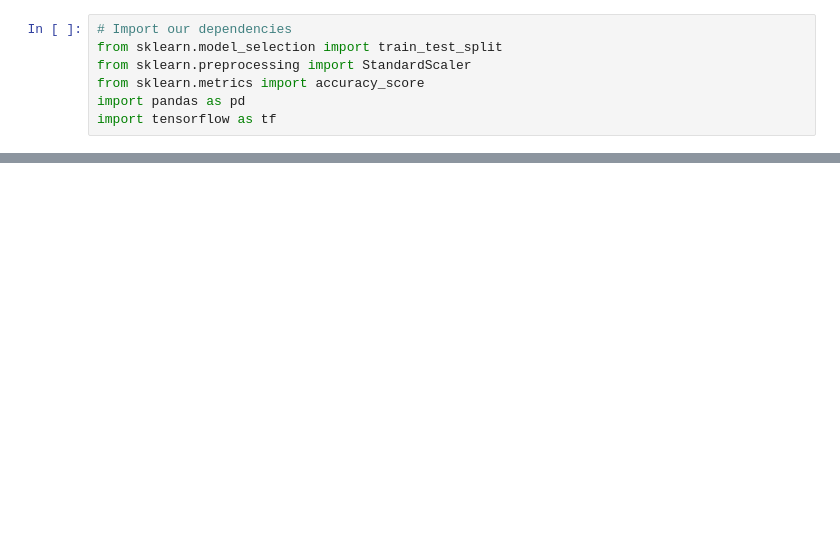
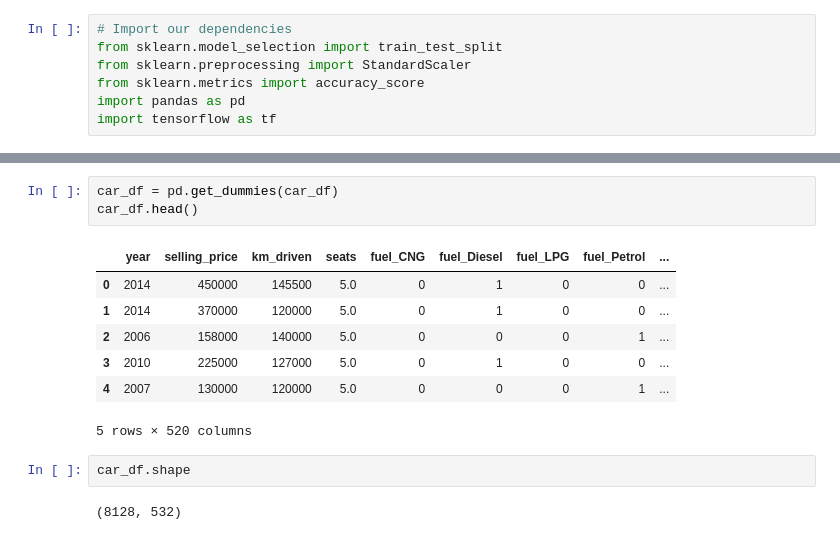
Before and after one commit to Alphaomegainfinity/Project-4_Car_Price_Predictor, a Jupyter notebook: car_price_predictor.ipynb, the cells around one changed output, grey strips where cells are left out. Drawn from its saved outputs; the diff is of its cells as text; blank space fills up the shorter version.

```diff
--- a/car_price_predictor.ipynb
+++ b/car_price_predictor.ipynb
@@ -20,0 +123,15 @@ car_df.head()
+# %%
+car_df = pd.get_dummies(car_df)
+car_df.head()
+# %% [output]
+|  | year | selling_price | km_driven | seats | fuel_CNG | fuel_Diesel | fuel_LPG | fuel_Petrol | ... |
+| 0 | 2014 | 450000 | 145500 | 5.0 | 0 | 1 | 0 | 0 | ... |
+| 1 | 2014 | 370000 | 120000 | 5.0 | 0 | 1 | 0 | 0 | ... |
+| 2 | 2006 | 158000 | 140000 | 5.0 | 0 | 0 | 0 | 1 | ... |
+| 3 | 2010 | 225000 | 127000 | 5.0 | 0 | 1 | 0 | 0 | ... |
+| 4 | 2007 | 130000 | 120000 | 5.0 | 0 | 0 | 0 | 1 | ... |
+5 rows × 520 columns
+# %%
+car_df.shape
+# %% [output]
+(8128, 532)
```
Also changed, not shown: parts of 11 cells of this notebook.
